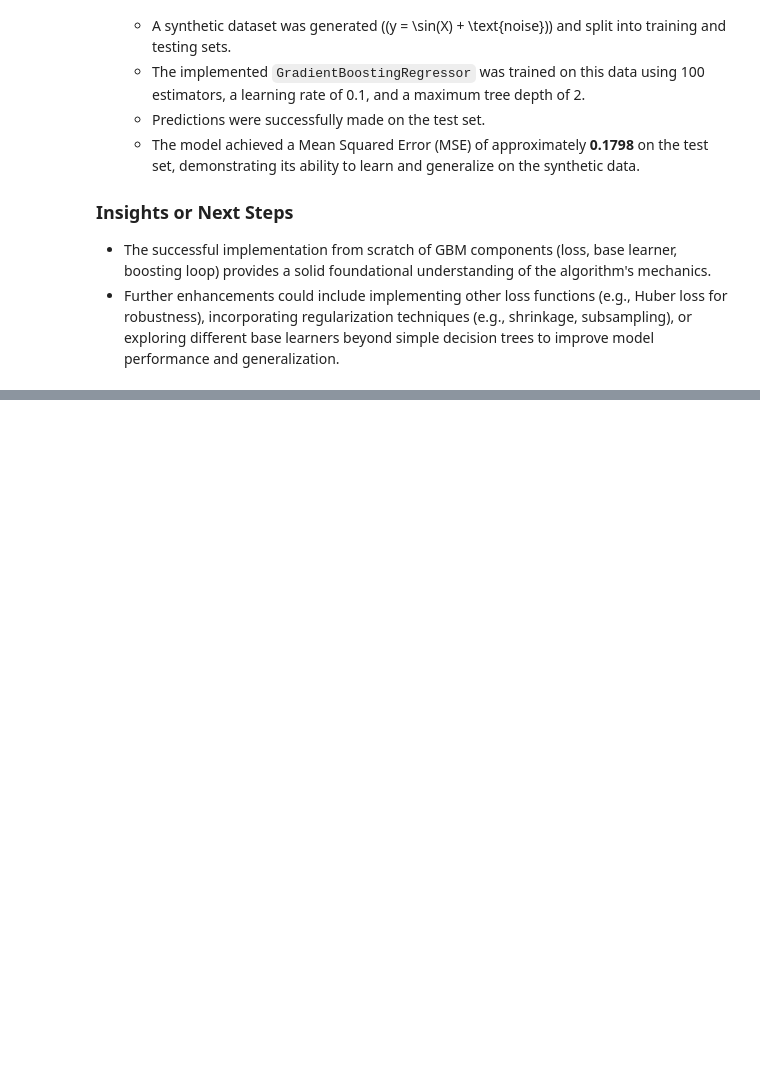
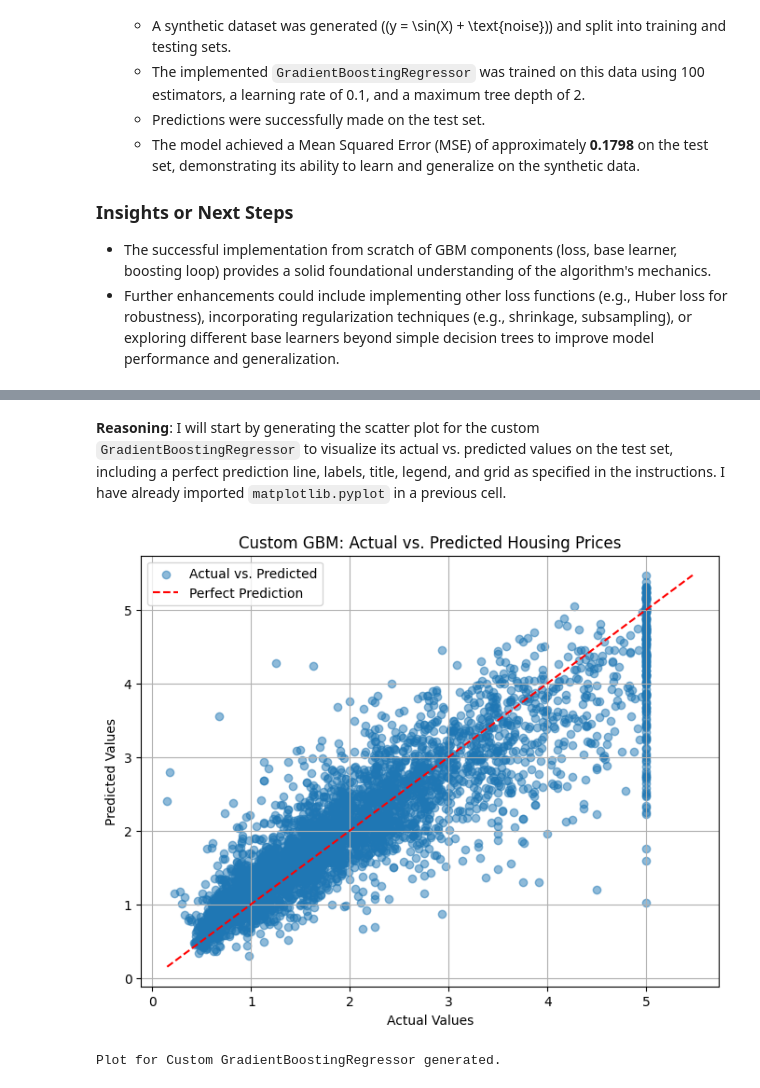
Before and after one commit to SebasKHE/ML-Expert-Journey, a Jupyter notebook: Papers and Projects/Greedy Function Approximation A Gradient Boosting Machine/From scratch Implementing_Greedy_Functions_Aproximation.ipynb, the cells around one changed output, grey strips where cells are left out. Cells and saved outputs as stored; diff of their text form; code cells hidden in the pictures; blank space fills up the shorter version.

```diff
--- a/Papers and Projects/Greedy Function Approximation A Gradient Boosting Machine/From scratch Implementing_Greedy_Functions_Aproximation.ipynb
+++ b/Papers and Projects/Greedy Function Approximation A Gradient Boosting Machine/From scratch Implementing_Greedy_Functions_Aproximation.ipynb
@@ -1105,0 +1117,4 @@ Mean Squared Error on test set: 0.1798
+# %%
+from sklearn.datasets import fetch_california_housing
+housing = fetch_california_housing()
+print("California Housing dataset loaded successfully.")
@@ -1105,0 +1162,15 @@ Mean Squared Error on test set: 0.1798
+# %%
+from sklearn.preprocessing import StandardScaler
+
+# Instantiate StandardScaler
+scaler = StandardScaler()
+
+# Fit the scaler on the training features and transform both training and test features
+X_train_scaled = scaler.fit_transform(X_train)
+X_test_scaled = scaler.transform(X_test)
+
+# Update X_train and X_test with scaled values for consistency with previous steps
+X_train = X_train_scaled
+X_test = X_test_scaled
+
+print("Features in X_train and X_test have been scaled using StandardScaler.")
@@ -1105,0 +1492,23 @@ Mean Squared Error on test set: 0.1798
+# %% [markdown]
+**Reasoning**:
+I will start by generating the scatter plot for the custom `GradientBoostingRegressor` to visualize its actual vs. predicted values on the test set, including a perfect prediction line, labels, title, legend, and grid as specified in the instructions. I have already imported `matplotlib.pyplot` in a previous cell.
+# %%
+# Plot for Custom GradientBoostingRegressor
+plt.figure(figsize=(8, 6))
+plt.scatter(y_test, y_pred_housing, alpha=0.5, label='Actual vs. Predicted')
+
+min_val = min(y_test.min(), y_pred_housing.min())
+max_val = max(y_test.max(), y_pred_housing.max())
+plt.plot([min_val, max_val], [min_val, max_val], color='red', linestyle='--', label='Perfect Prediction')
+
+plt.xlabel('Actual Values')
+plt.ylabel('Predicted Values')
+plt.title('Custom GBM: Actual vs. Predicted Housing Prices')
+plt.legend()
+plt.grid(True)
+plt.show()
+
+print("Plot for Custom GradientBoostingRegressor generated.")
+# %% [output]
+[figure, added]
+Plot for Custom GradientBoostingRegressor generated.
```
Also changed, not shown: parts of 66 cells of this notebook, 1 other file.
